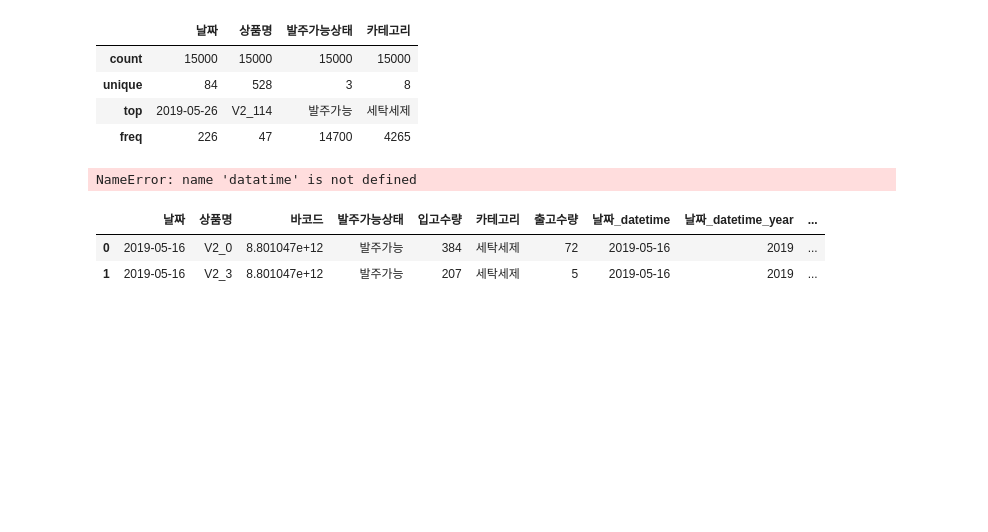
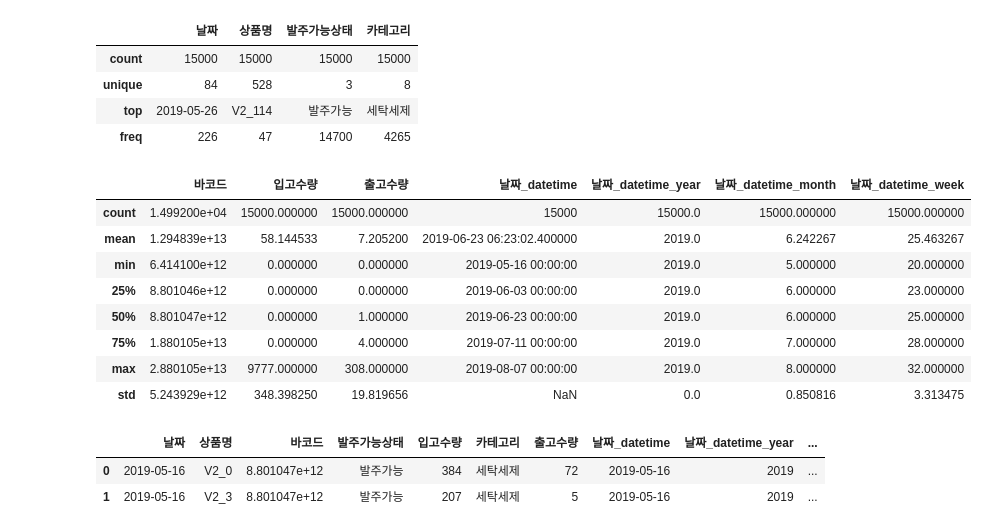
Before and after one commit to lovestar7914/study_data_analytics-1, a Jupyter notebook: codes/pandass/DeliveryList_TimeSeries.ipynb, the cells around one changed output. Drawn from its saved outputs; the diff is of its cells as text; code cells hidden in the pictures; blank space fills up the shorter version.

```diff
--- a/codes/pandass/DeliveryList_TimeSeries.ipynb
+++ b/codes/pandass/DeliveryList_TimeSeries.ipynb
@@ -40,9 +42,17 @@ df_DL.describe(include=object)
 # %%
 df_DL['날짜_datetime'] = pd.to_datetime(df_DL['날짜'])
 # %%
-df_DL.describe(include=datatime) # 확인 필요
+df_DL.describe(datetime_is_numeric=True) # 확인 필요
 # %% [output]
-NameError: name 'datatime' is not defined
+|  | 바코드 | 입고수량 | 출고수량 | 날짜_datetime | 날짜_datetime_year | 날짜_datetime_month | 날짜_datetime_week |
+| count | 1.499200e+04 | 15000.000000 | 15000.000000 | 15000 | 15000.0 | 15000.000000 | 15000.000000 |
+| mean | 1.294839e+13 | 58.144533 | 7.205200 | 2019-06-23 06:23:02.400000 | 2019.0 | 6.242267 | 25.463267 |
+| min | 6.414100e+12 | 0.000000 | 0.000000 | 2019-05-16 00:00:00 | 2019.0 | 5.000000 | 20.000000 |
+| 25% | 8.801046e+12 | 0.000000 | 0.000000 | 2019-06-03 00:00:00 | 2019.0 | 6.000000 | 23.000000 |
+| 50% | 8.801047e+12 | 0.000000 | 1.000000 | 2019-06-23 00:00:00 | 2019.0 | 6.000000 | 25.000000 |
+| 75% | 1.880105e+13 | 0.000000 | 4.000000 | 2019-07-11 00:00:00 | 2019.0 | 7.000000 | 28.000000 |
+| max | 2.880105e+13 | 9777.000000 | 308.000000 | 2019-08-07 00:00:00 | 2019.0 | 8.000000 | 32.000000 |
+| std | 5.243929e+12 | 348.398250 | 19.819656 | NaN | 0.0 | 0.850816 | 3.313475 |
 # %%
 df_DL[:2]
 # %% [output]
```
Also changed, not shown: parts of 16 cells of this notebook, 2 other files.
